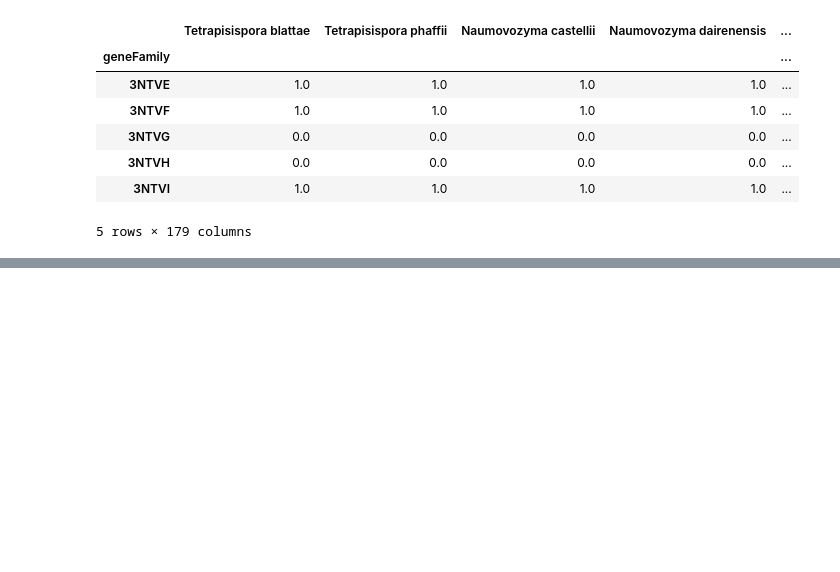
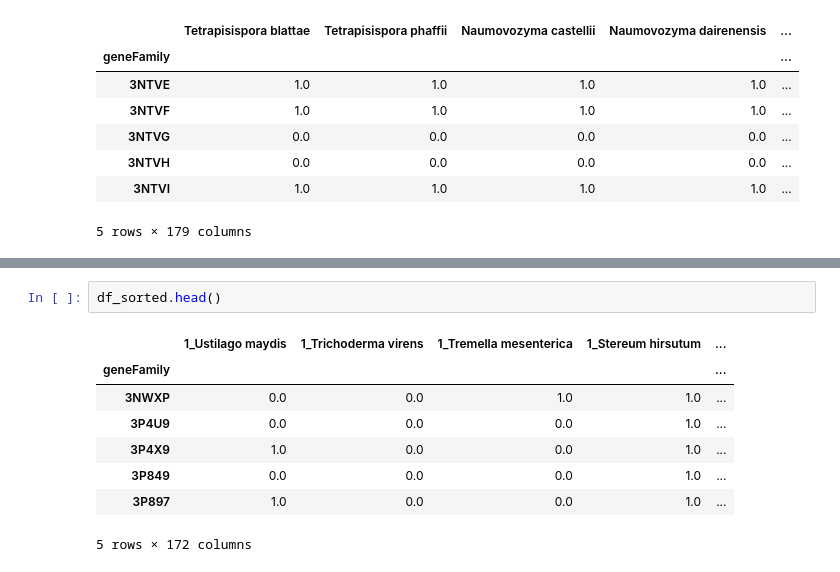
Before and after one commit to 2bogo/fungi_eggnog, a Jupyter notebook: analysis.ipynb, the cells around one changed output, grey strips where cells are left out. Drawn from its saved outputs; the diff is of its cells as text; blank space fills up the shorter version.

```diff
--- a/analysis.ipynb
+++ b/analysis.ipynb
@@ -16,0 +61,11 @@ df.head()
+# %%
+df_sorted.head()
+# %% [output]
+|  | 1_Ustilago maydis | 1_Trichoderma virens | 1_Tremella mesenterica | 1_Stereum hirsutum | ... |
+| geneFamily |  |  |  |  | ... |
+| 3NWXP | 0.0 | 0.0 | 1.0 | 1.0 | ... |
+| 3P4U9 | 0.0 | 0.0 | 0.0 | 1.0 | ... |
+| 3P4X9 | 1.0 | 0.0 | 0.0 | 1.0 | ... |
+| 3P849 | 0.0 | 0.0 | 0.0 | 1.0 | ... |
+| 3P897 | 1.0 | 0.0 | 0.0 | 1.0 | ... |
+5 rows × 172 columns
```
Also changed, not shown: parts of 13 cells of this notebook, 2 other files.
